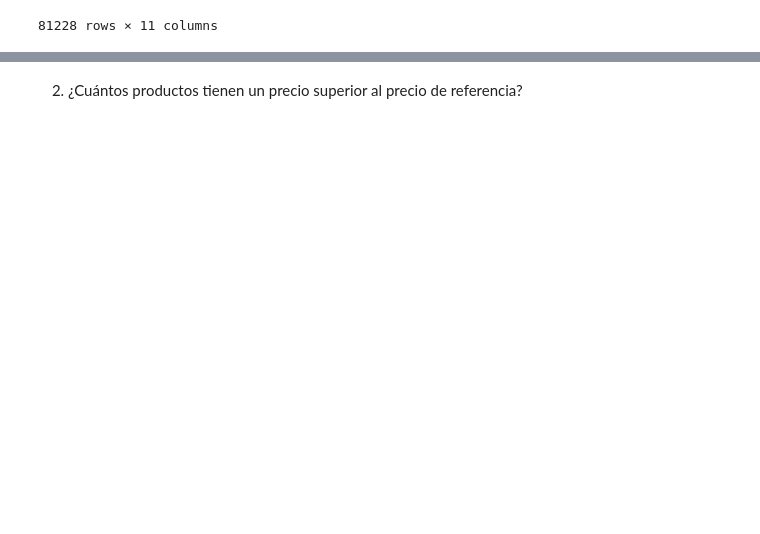
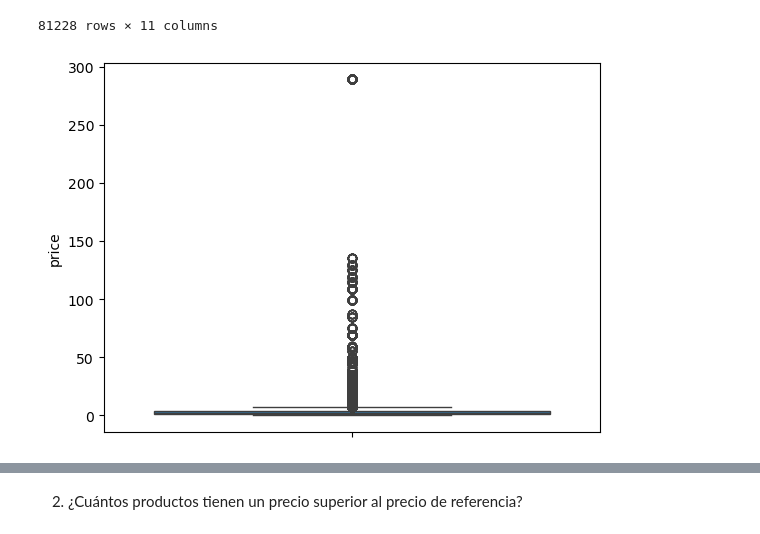
Before and after one commit to PatriciaAnaya/modulo-3-equipo-4-pair, a Jupyter notebook: Repaso-II - clase.ipynb, the cells around one changed output, grey strips where cells are left out. Cells and saved outputs as stored; diff of their text form; code cells hidden in the pictures; blank space fills up the shorter version.

```diff
--- a/Repaso-II - clase.ipynb
+++ b/Repaso-II - clase.ipynb
@@ -79,6 +79,8 @@ print(merge_inner.shape)
 (9496, 7)
 (1000000, 5)
 (1000000, 11)
+# %%
+merge_inner["insert_date"] = pd.to_datetime(merge_inner["insert_date"])
 # %% [markdown]
 # Repaso II: Productos_dia y Precio_productos
 
@@ -269,3 +271,8 @@ outliers
 | 999787 | https://www.dia.es/compra-online/... | dia-es | DUREX preservativos sensitivo XL ... | 0fec2ce948aa0f6a59577a4bb0def8e1 | cuidado-personal | salud-sexual | p | 11.99 | 1.20 | ... |
 | 999999 | https://www.dia.es/compra-online/... | dia-es | HERBAL ESSENCES mascarilla repara... | 01af8bbca86863c1c85df068d136ac11 | cuidado-personal | bano-e-higiene-personal | cuidado-del-cabello | 8.29 | 16.58 | ... |
 81228 rows × 11 columns
+# %%
+sns.boxplot(merge_inner["price"])
+plt.show()
+# %% [output]
+[figure, added]
```
Also changed, not shown: parts of 6 cells of this notebook.
